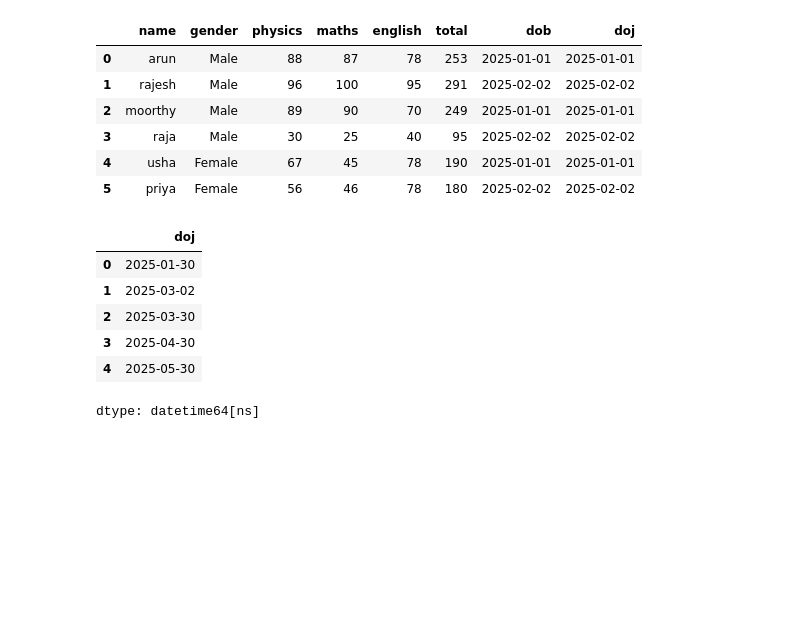
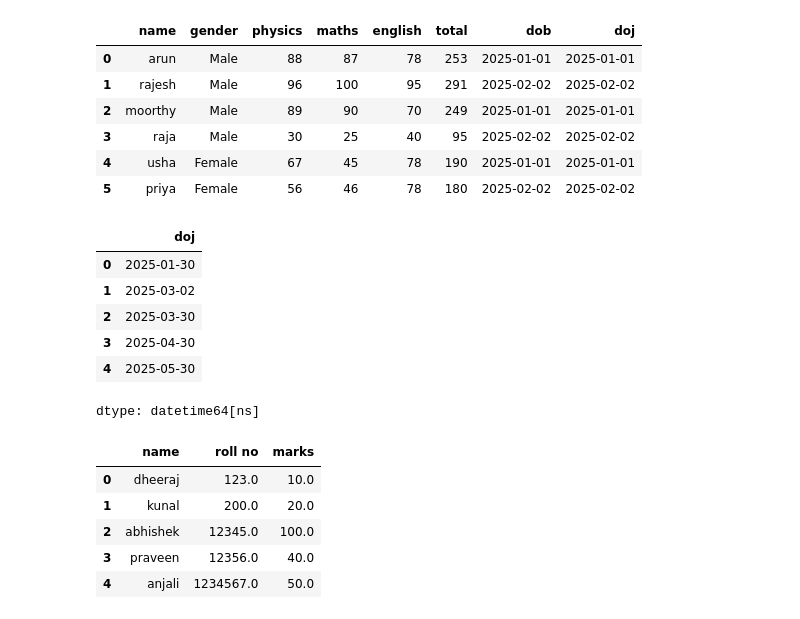
Before and after one commit to Vanshu2374/data-science-45-days, a Jupyter notebook: grass1.ipynb, the cells around one changed output. Saved outputs shown, nothing was run; the diff lists cells and outputs as text; code cells hidden in the pictures; blank space fills up the shorter version.

```diff
--- a/grass1.ipynb
+++ b/grass1.ipynb
@@ -143,3 +143,40 @@ df['doj'] + pd.to_timedelta(20,unit='D')
 | 3 | 2025-04-30 |
 | 4 | 2025-05-30 |
 dtype: datetime64[ns]
+# %%
+from numpy import average
+import pandas as pd
+url = "https://raw.githubusercontent.com/rajendra0968jangid/Ds-Arya/main/file2.json"
+df = pd.read_json(url)
+
+df.isnull()
+# sum
+df.isnull().sum()
+
+# drop null values by row
+df.dropna()
+
+# drop null values by cols
+df.dropna(axis=1)
+
+# fill by zeros
+df.fillna(0)
+
+# fill by 100
+df.fillna(100)
+
+# roll no -> 200 | marks -> 100 -> fillna
+df.fillna({"roll no":200,"marks":100},inplace=True)
+df
+
+# marks -> mean | nan fill with average
+mm = df['marks'].mean()
+df["marks"] = df['marks'].fillna(mm)
+df
+# %% [output]
+|  | name | roll no | marks |
+| 0 | dheeraj | 123.0 | 10.0 |
+| 1 | kunal | 200.0 | 20.0 |
+| 2 | abhishek | 12345.0 | 100.0 |
+| 3 | praveen | 12356.0 | 40.0 |
+| 4 | anjali | 1234567.0 | 50.0 |
```
Also changed, not shown: parts of 3 cells of this notebook.
